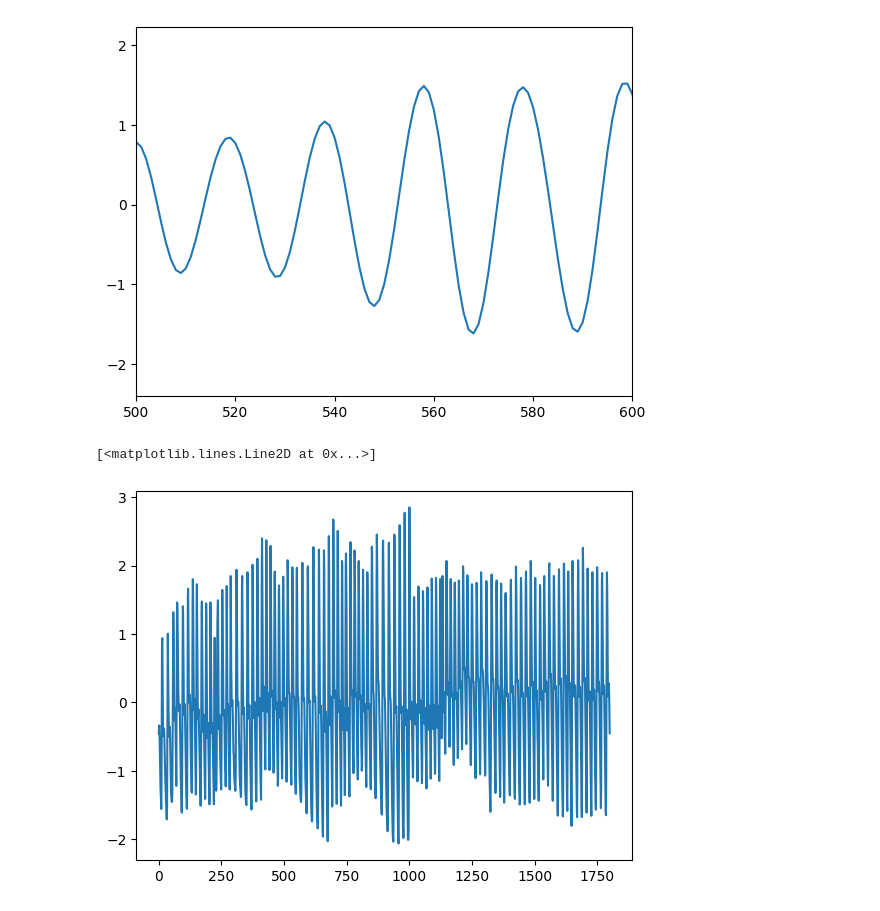
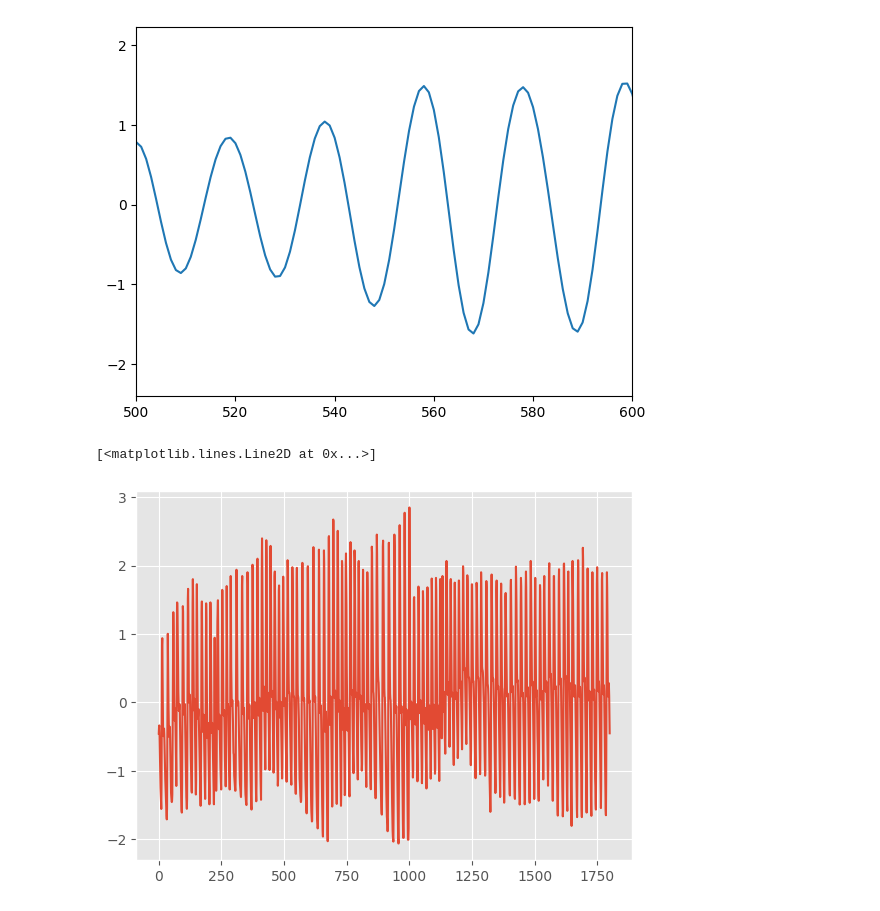
Before and after one commit to MNetanel/image-processing-project, a Jupyter notebook: notebooks/03_unsupervised_models.ipynb, the cells around one changed output. Drawn from its saved outputs; the diff is of its cells as text; code cells hidden in the pictures.

```diff
--- a/notebooks/03_unsupervised_models.ipynb
+++ b/notebooks/03_unsupervised_models.ipynb
@@ -52,8 +51,9 @@ plt.xlim(500, 600)
 (500.0, 600.0)
 [figure]
 # %%
+plt.style.use('ggplot')
 plt.plot(y)
 # plt.xlim(500, 600)
 # %% [output]
 [<matplotlib.lines.Line2D at 0x...>]
-[figure, old version]
+[figure, new version]
```
Also changed, not shown: parts of 2 cells of this notebook, 31 other files.
